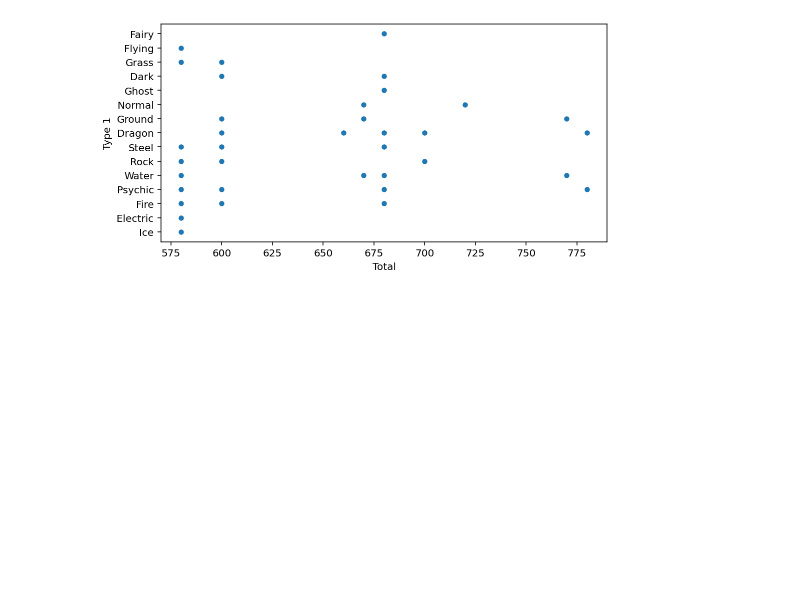
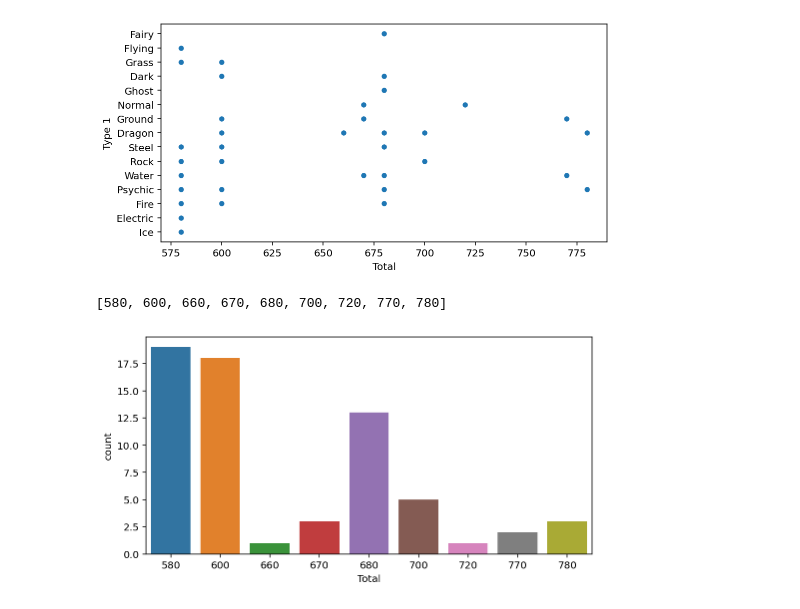
Before and after one commit to mingikim1998/modu_AI_basics, a Jupyter notebook: 1016_pokemon.ipynb, the cells around one changed output. Cells and saved outputs as stored; diff of their text form; code cells hidden in the pictures; blank space fills up the shorter version.

```diff
--- a/1016_pokemon.ipynb
+++ b/1016_pokemon.ipynb
@@ -233,3 +233,15 @@ sns.scatterplot(data=legendary, y="Type 1", x="Total")
 plt.show()
 # %% [output]
 [figure]
+# %%
+sorted(list(set(legendary["Total"])))
+# %% [output]
+[580, 600, 660, 670, 680, 700, 720, 770, 780]
+# %%
+fig, ax = plt.subplots()
+fig.set_size_inches(8, 4)
+
+sns.countplot(data=legendary, x="Total")
+plt.show()
+# %% [output]
+[figure, added]
```
